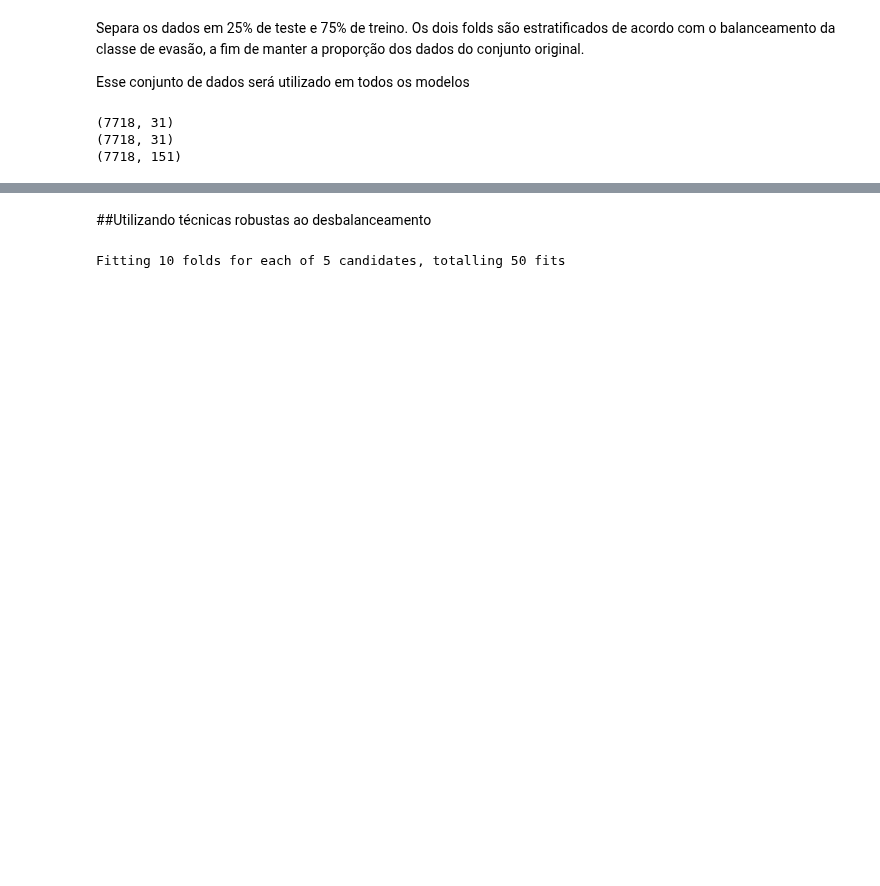
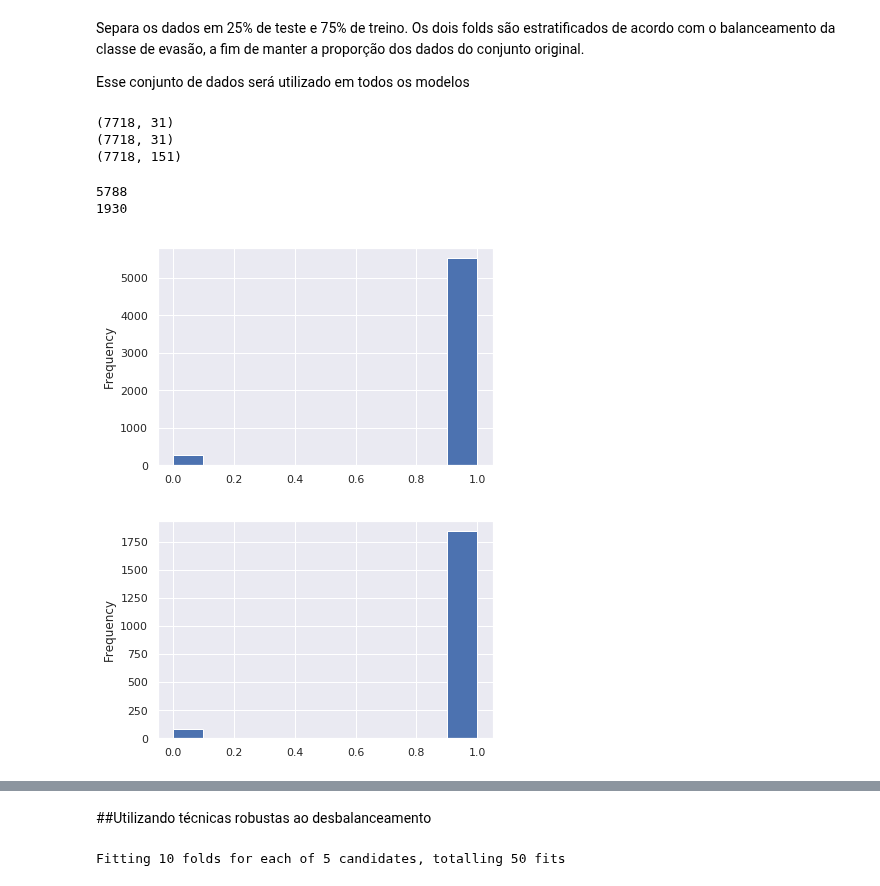
Before and after one commit to tmedeirosb/modelo_ifrn_integrado, a Jupyter notebook: PAPER_EXPERT_2.ipynb, the cells around one changed output, grey strips where cells are left out. Drawn from its saved outputs; the diff is of its cells as text; code cells hidden in the pictures; blank space fills up the shorter version.

```diff
--- a/PAPER_EXPERT_2.ipynb
+++ b/PAPER_EXPERT_2.ipynb
@@ -248,6 +239,22 @@ Xtrain, Xtest, ytrain, ytest = train_test_split(X, y, random_state=42, stratify
 (7718, 31)
 (7718, 31)
 (7718, 151)
+# %%
+#visualizando distribuicao de dados
+plt.figure()
+#sns.distplot(ytrain)
+ytrain.plot.hist()
+print(len(ytrain))
+
+plt.figure()
+#sns.distplot(ytest)
+ytest.plot.hist()
+print(len(ytest))
+# %% [output]
+5788
+1930
+[figure, added]
+[figure, added]
 # %%
 class ModelML:
   def __init__(self, model, hyperparameters=None, balance=""):
```
Also changed, not shown: parts of 18 cells of this notebook.
